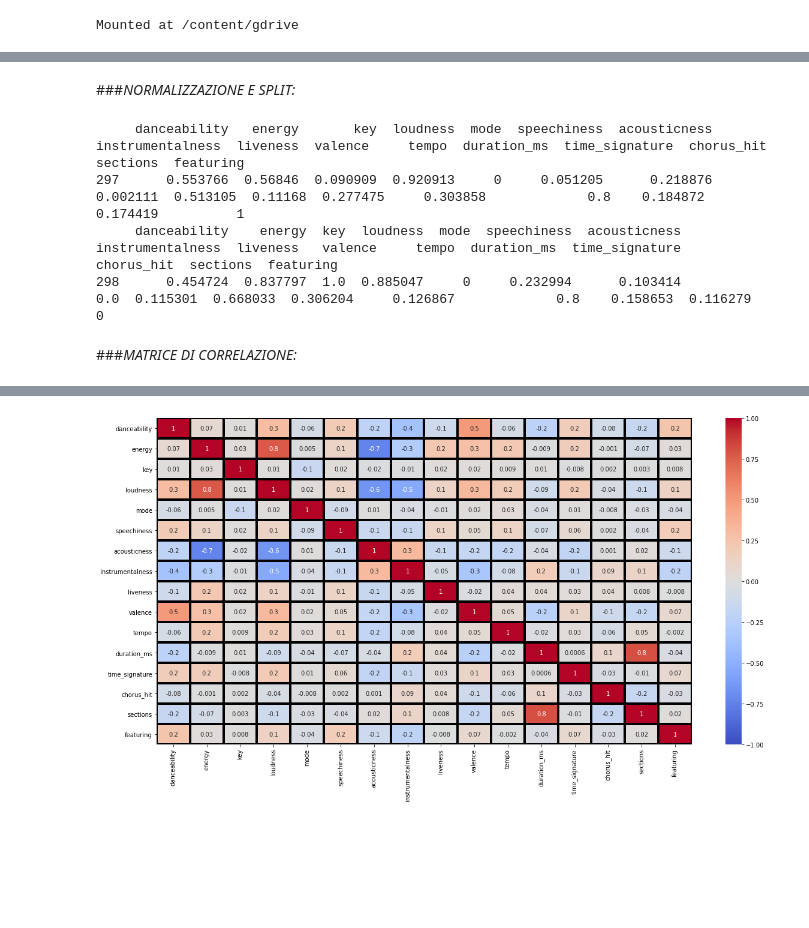
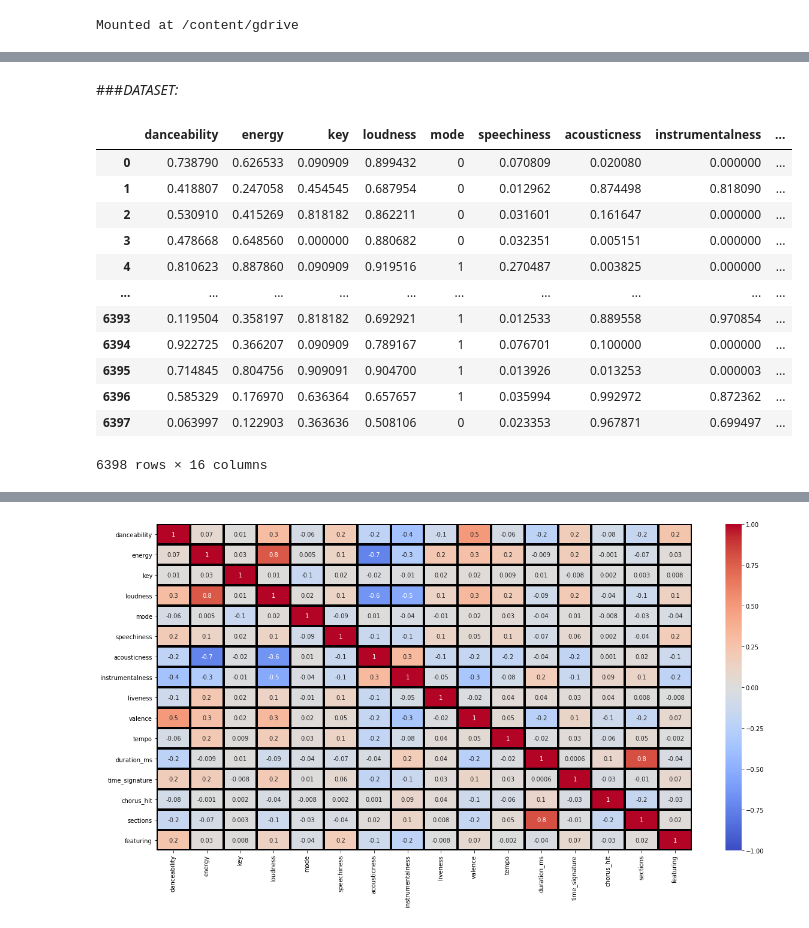
Before and after one commit to MatteoStoisa/DataSpaces_project, a Jupyter notebook: projectDataSpacesMatteoStoisa_the_spotify_hit_predictor_dataset_dataset_of_10s.ipynb, the cells around one changed output, grey strips where cells are left out. Saved outputs shown, nothing was run; the diff lists cells and outputs as text; code cells hidden in the pictures; blank space fills up the shorter version.

```diff
--- a/projectDataSpacesMatteoStoisa_the_spotify_hit_predictor_dataset_dataset_of_10s.ipynb
+++ b/projectDataSpacesMatteoStoisa_the_spotify_hit_predictor_dataset_dataset_of_10s.ipynb
@@ -97,19 +77,18 @@ TARGET:
-# %% [markdown]
-###*NORMALIZZAZIONE E SPLIT:*
-# %%
-scaler = preprocessing.MinMaxScaler()
-attributes_to_scale = ['danceability', 'energy', 'key', 'loudness', 'speechiness', 'acousticness', 'instrumentalness', 'liveness', 'valence', 'tempo', 'duration_ms', 'time_signature', 'chorus_hit', 'sections']
-dataset[attributes_to_scale] = scaler.fit_transform(dataset[attributes_to_scale])
-whole_dataset[attributes_to_scale] = scaler.fit_transform(whole_dataset[attributes_to_scale])
-
-x_train, x_test, y_train, y_test = train_test_split(dataset, dataset_labels, test_size=0.2, stratify=dataset_labels, random_state=15)
-
-print(dataset.iloc[[297]].to_string())
-print(dataset.iloc[[298]].to_string())
-# %% [output]
-     danceability   energy       key  loudness  mode  speechiness  acousticness  instrumentalness  liveness  valence     tempo  duration_ms  time_signature  chorus_hit  sections  featuring
-297      0.553766  0.56846  0.090909  0.920913     0     0.051205      0.218876          0.002111  0.513105  0.11168  0.277475     0.303858             0.8    0.184872  0.174419          1
-     danceability    energy  key  loudness  mode  speechiness  acousticness  instrumentalness  liveness   valence     tempo  duration_ms  time_signature  chorus_hit  sections  featuring
-298      0.454724  0.837797  1.0  0.885047     0     0.232994      0.103414               0.0  0.115301  0.668033  0.306204     0.126867             0.8    0.158653  0.116279          0
-# %% [markdown]
-###*MATRICE DI CORRELAZIONE:*
+# %% [markdown]
+###*DATASET:*
+# %%
+dataset
+# %% [output]
+|  | danceability | energy | key | loudness | mode | speechiness | acousticness | instrumentalness | ... |
+| 0 | 0.738790 | 0.626533 | 0.090909 | 0.899432 | 0 | 0.070809 | 0.020080 | 0.000000 | ... |
+| 1 | 0.418807 | 0.247058 | 0.454545 | 0.687954 | 0 | 0.012962 | 0.874498 | 0.818090 | ... |
+| 2 | 0.530910 | 0.415269 | 0.818182 | 0.862211 | 0 | 0.031601 | 0.161647 | 0.000000 | ... |
+| 3 | 0.478668 | 0.648560 | 0.000000 | 0.880682 | 0 | 0.032351 | 0.005151 | 0.000000 | ... |
+| 4 | 0.810623 | 0.887860 | 0.090909 | 0.919516 | 1 | 0.270487 | 0.003825 | 0.000000 | ... |
+| ... | ... | ... | ... | ... | ... | ... | ... | ... | ... |
+| 6393 | 0.119504 | 0.358197 | 0.818182 | 0.692921 | 1 | 0.012533 | 0.889558 | 0.970854 | ... |
+| 6394 | 0.922725 | 0.366207 | 0.090909 | 0.789167 | 1 | 0.076701 | 0.100000 | 0.000000 | ... |
+| 6395 | 0.714845 | 0.804756 | 0.909091 | 0.904700 | 1 | 0.013926 | 0.013253 | 0.000003 | ... |
+| 6396 | 0.585329 | 0.176970 | 0.636364 | 0.657657 | 1 | 0.035994 | 0.992972 | 0.872362 | ... |
+| 6397 | 0.063997 | 0.122903 | 0.363636 | 0.508106 | 0 | 0.023353 | 0.967871 | 0.699497 | ... |
+6398 rows × 16 columns
```
Also changed, not shown: parts of 19 cells of this notebook.
